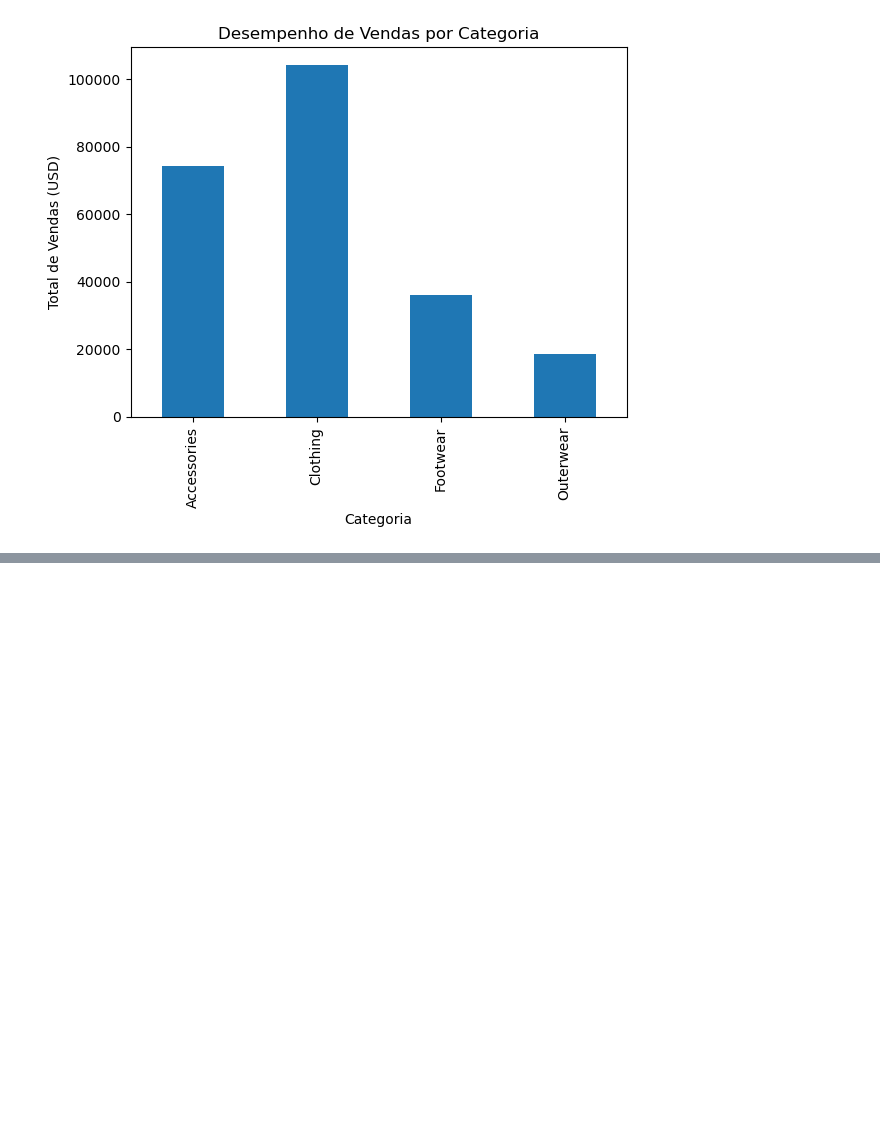
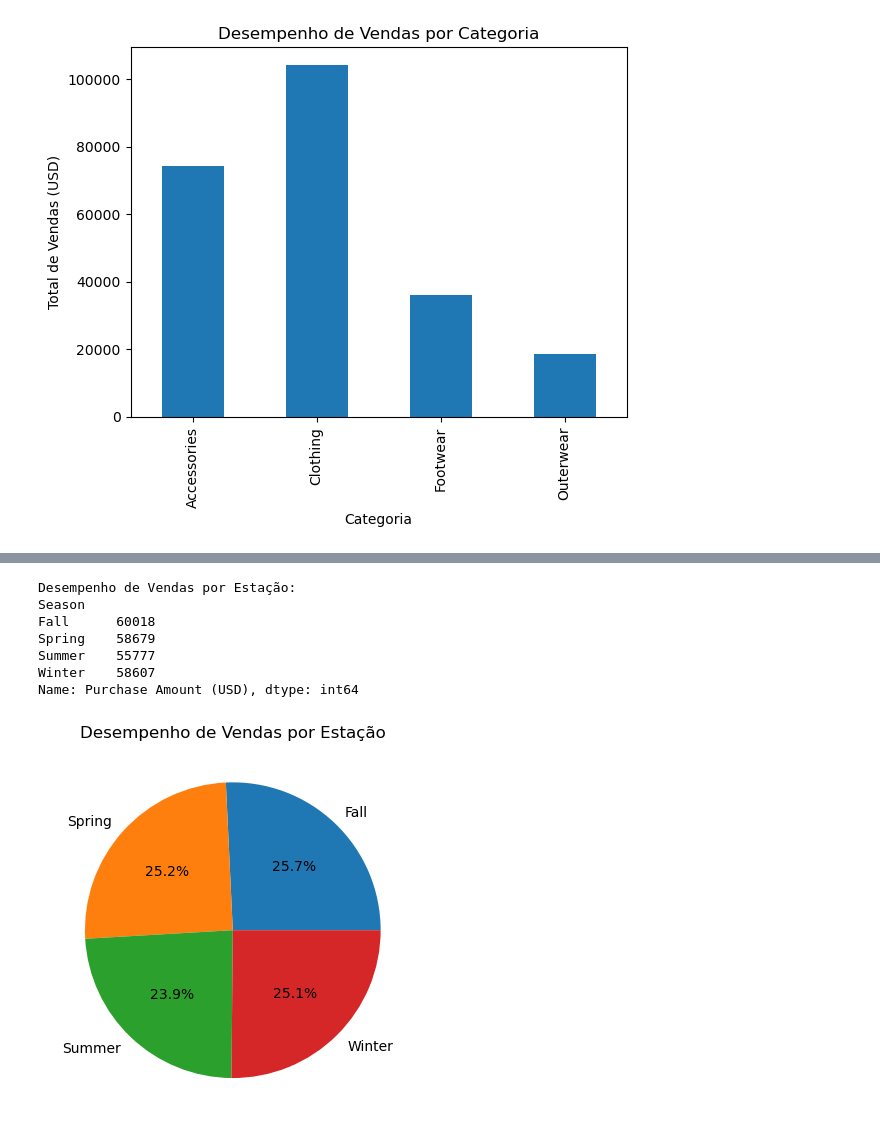
Before and after one commit to RodrigoD4v/consumidor_compra_EDA, a Jupyter notebook: notebooks/consumidor_compra_EDA.ipynb, the cells around one changed output, grey strips where cells are left out. Drawn from its saved outputs; the diff is of its cells as text; code cells hidden in the pictures; blank space fills up the shorter version.

Commit message:
Desempenho com Base nas Estações

```diff
--- a/notebooks/consumidor_compra_EDA.ipynb
+++ b/notebooks/consumidor_compra_EDA.ipynb
@@ -195,0 +202,18 @@ Name: Purchase Amount (USD), dtype: int64
+# %%
+# 3. Desempenho com Base nas Estações
+season_sales = df.groupby('Season')['Purchase Amount (USD)'].sum()
+print("Desempenho de Vendas por Estação:")
+print(season_sales)
+
+season_sales.plot(kind='pie', autopct='%1.1f%%', title='Desempenho de Vendas por Estação')
+plt.ylabel('')
+plt.show()
+# %% [output]
+Desempenho de Vendas por Estação:
+Season
+Fall      60018
+Spring    58679
+Summer    55777
+Winter    58607
+Name: Purchase Amount (USD), dtype: int64
+[figure, added]
```
Also changed, not shown: parts of 1 cell of this notebook.
